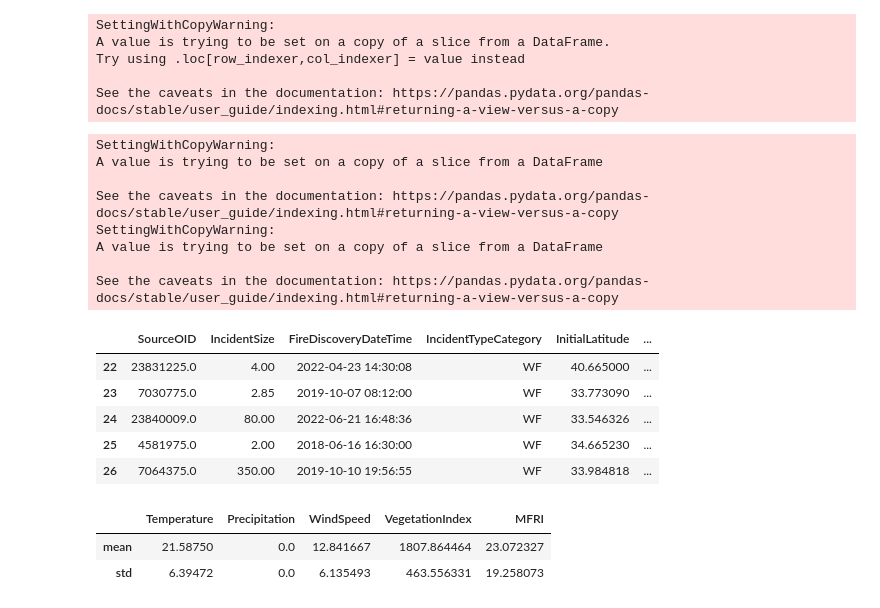
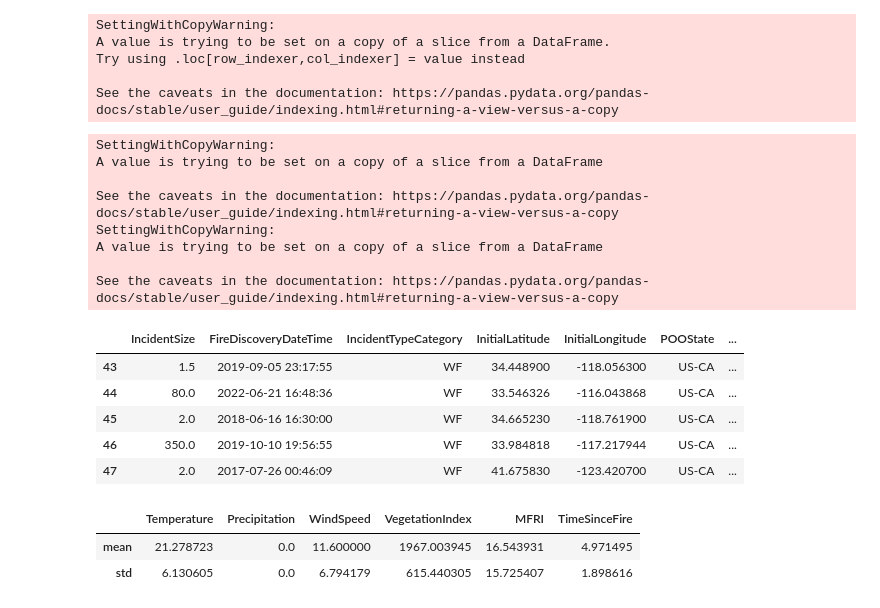
Before and after one commit to cseybold/Weather, a Jupyter notebook: Weather.ipynb, the cells around one changed output. Drawn from its saved outputs; the diff is of its cells as text; code cells hidden in the pictures.

```diff
--- a/Weather.ipynb
+++ b/Weather.ipynb
@@ -36,7 +38,9 @@ firedf = pd.read_csv('/content/drive/MyDrive/WFIGS_inc_loc.csv')
 # %% [output]
 DtypeWarning: Columns (13,14,32,61,64,68,69,77,85,86,90,91,94) have mixed types. Specify dtype option on import or set low_memory=False.
 # %%
-firedf = firedf[['SourceOID', 'IncidentSize', 'FireDiscoveryDateTime', 'IncidentTypeCategory', 'InitialLatitude', 'InitialLongitude', 'POOState']]
+firedf = firedf[['IncidentSize', 'FireDiscoveryDateTime', 'IncidentTypeCategory', 'InitialLatitude', 'InitialLongitude', 'POOState']]
+firedf['FireDiscoveryDateTime'] = pd.to_datetime(firedf['FireDiscoveryDateTime'])
+firedf.dropna(subset=['InitialLatitude', 'InitialLongitude'], inplace=True)
 cafire = firedf[firedf['POOState'] == 'US-CA']
 cafire = cafire[cafire['IncidentTypeCategory'] == 'WF']
 cafire = cafire[cafire['IncidentSize'] > 1]
@@ -51,8 +56,6 @@ cafire.tail()
 # %%
-cafire['FireDiscoveryDateTime'] = pd.to_datetime(cafire['FireDiscoveryDateTime'])
 num_NAs = cafire['FireDiscoveryDateTime'].isna().sum()
 print(num_NAs)
-cafire.dropna(subset=['InitialLatitude'], inplace=True)
 cafire = cafire.reset_index(drop=True)
 cafire.tail()
 # %% [output]
@@ -152,7 +165,22 @@ def get_vegetation_index(longitude, latitude, date):
     if 'EVI2' in mean_evi.getInfo():
         mean_evi_value = mean_evi.get('EVI2').getInfo()
     else:
-        mean_evi_value = None
+        # Find the nearest station with data
+        stations = Stations()
+        stations = stations.nearby(latitude, longitude)
+        station = stations.fetch(1)
+
+        if not station.empty:
+            nearby_lon = station.iloc[0]['longitude']
+            nearby_lat = station.iloc[0]['latitude']
+            nearby_roi = ee.Geometry.Rectangle([nearby_lon-0.01, nearby_lat-0.01, nearby_lon+0.01, nearby_lat+0.01])
+            mean_evi = mean_evi.reduceRegion(reducer=ee.Reducer.mean(), geometry=nearby_roi, scale=30)
+            if 'EVI2' in mean_evi.getInfo():
+                mean_evi_value = mean_evi.get('EVI2').getInfo()
+            else:
+                mean_evi_value = None  # No data found even at the nearest station
+        else:
+            mean_evi_value = None # No nearby stations found
 
     return mean_evi_value
 
@@ -188,7 +216,22 @@ def get_mfri(longitude, latitude):
     if 'MFRI' in mean_mfri.getInfo():
         mean_mfri_value = mean_mfri.get('MFRI').getInfo()
     else:
-        mean_mfri_value = None
+        # Find the nearest station with data (assuming you have a way to define 'stations')
+        stations = Stations()  # Replace with your station data source
+        stations = stations.nearby(latitude, longitude)
+        station = stations.fetch(1)
+
+        if not station.empty:
+            nearby_lon = station.iloc[0]['longitude']
+            nearby_lat = station.iloc[0]['latitude']
+            nearby_roi = ee.Geometry.Rectangle([nearby_lon-0.01, nearby_lat-0.01, nearby_lon+0.01, nearby_lat+0.01])
+            mean_mfri = mean_mfri.reduceRegion(reducer=ee.Reducer.mean(), geometry=nearby_roi, scale=30)
+            if 'MFRI' in mean_mfri.getInfo():
+                mean_mfri_value = mean_mfri.get('MFRI').getInfo()
+            else:
+                mean_mfri_value = None  # No data found even at the nearest station
+        else:
+            mean_mfri_value = None  # No nearby stations found
 
     return mean_mfri_value
 
@@ -202,48 +245,51 @@ See the caveats in the documentation: https://pandas.pydata.org/pandas-docs/stab
 # %%
 testdf.dropna(subset=['VegetationIndex'], inplace=True)
 testdf.dropna(subset=['MFRI'], inplace=True)
 testdf = testdf.where(testdf['MFRI'] > 0)
 testdf = testdf.reset_index(drop=True)
-
+testdf['TimeSinceFire'] = ((datetime.now() - testdf['FireDiscoveryDateTime']).dt.days)/365
 testdf.tail()
 # %% [output]
 SettingWithCopyWarning:
 A value is trying to be set on a copy of a slice from a DataFrame
 
 See the caveats in the documentation: https://pandas.pydata.org/pandas-docs/stable/user_guide/indexing.html#returning-a-view-versus-a-copy
 SettingWithCopyWarning:
 A value is trying to be set on a copy of a slice from a DataFrame
 
 See the caveats in the documentation: https://pandas.pydata.org/pandas-docs/stable/user_guide/indexing.html#returning-a-view-versus-a-copy
-|  | SourceOID | IncidentSize | FireDiscoveryDateTime | IncidentTypeCategory | InitialLatitude | ... |
-| 22 | 23831225.0 | 4.00 | 2022-04-23 14:30:08 | WF | 40.665000 | ... |
-| 23 | 7030775.0 | 2.85 | 2019-10-07 08:12:00 | WF | 33.773090 | ... |
-| 24 | 23840009.0 | 80.00 | 2022-06-21 16:48:36 | WF | 33.546326 | ... |
-| 25 | 4581975.0 | 2.00 | 2018-06-16 16:30:00 | WF | 34.665230 | ... |
-| 26 | 7064375.0 | 350.00 | 2019-10-10 19:56:55 | WF | 33.984818 | ... |
+|  | IncidentSize | FireDiscoveryDateTime | IncidentTypeCategory | InitialLatitude | InitialLongitude | POOState | ... |
+| 43 | 1.5 | 2019-09-05 23:17:55 | WF | 34.448900 | -118.056300 | US-CA | ... |
+| 44 | 80.0 | 2022-06-21 16:48:36 | WF | 33.546326 | -116.043868 | US-CA | ... |
+| 45 | 2.0 | 2018-06-16 16:30:00 | WF | 34.665230 | -118.761900 | US-CA | ... |
+| 46 | 350.0 | 2019-10-10 19:56:55 | WF | 33.984818 | -117.217944 | US-CA | ... |
+| 47 | 2.0 | 2017-07-26 00:46:09 | WF | 41.675830 | -123.420700 | US-CA | ... |
 # %%
 mtemp = testdf['Temperature'].mean()
 mprec = testdf['Precipitation'].mean()
 mwind = testdf['WindSpeed'].mean()
 mveg = testdf['VegetationIndex'].mean()
 mMFRI = testdf['MFRI'].mean()
+mtimesince = testdf['TimeSinceFire'].mean()
 
 sdtemp = testdf['Temperature'].std()
 sdprec = testdf['Precipitation'].std()
 sdwind = testdf['WindSpeed'].std()
 sdveg = testdf['VegetationIndex'].std()
 sdMFRI = testdf['MFRI'].std()
+sdtimesince = testdf['TimeSinceFire'].std()
 
 testdata = pd.DataFrame({
     'Temperature': [mtemp, sdtemp],
     'Precipitation': [mprec, sdprec],
     'WindSpeed': [mwind, sdwind],
     'VegetationIndex': [mveg, sdveg],
-    'MFRI': [mMFRI, sdMFRI]
+    'MFRI': [mMFRI, sdMFRI],
+    'TimeSinceFire': [mtimesince, sdtimesince]
 }, index=['mean', 'std'])
 
 testdata.head()
 # %% [output]
-|  | Temperature | Precipitation | WindSpeed | VegetationIndex | MFRI |
-| mean | 21.58750 | 0.0 | 12.841667 | 1807.864464 | 23.072327 |
-| std | 6.39472 | 0.0 | 6.135493 | 463.556331 | 19.258073 |
+|  | Temperature | Precipitation | WindSpeed | VegetationIndex | MFRI | TimeSinceFire |
+| mean | 21.278723 | 0.0 | 11.600000 | 1967.003945 | 16.543931 | 4.971495 |
+| std | 6.130605 | 0.0 | 6.794179 | 615.440305 | 15.725407 | 1.898616 |
```
Also changed, not shown: parts of 15 cells of this notebook.
